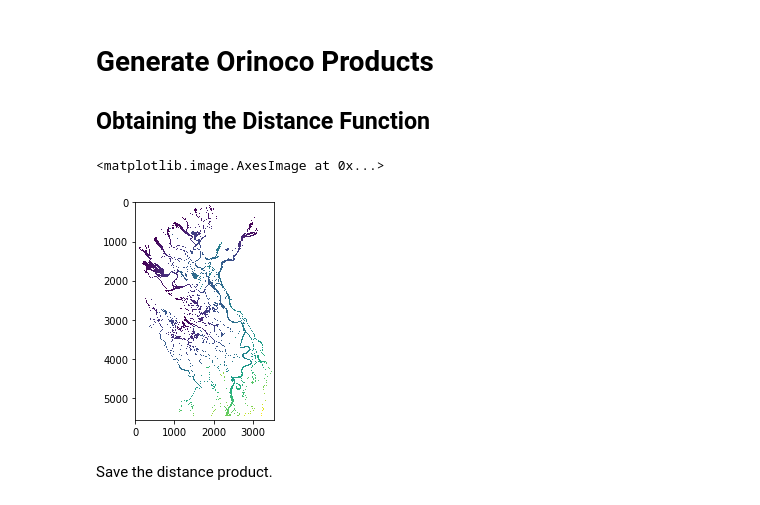
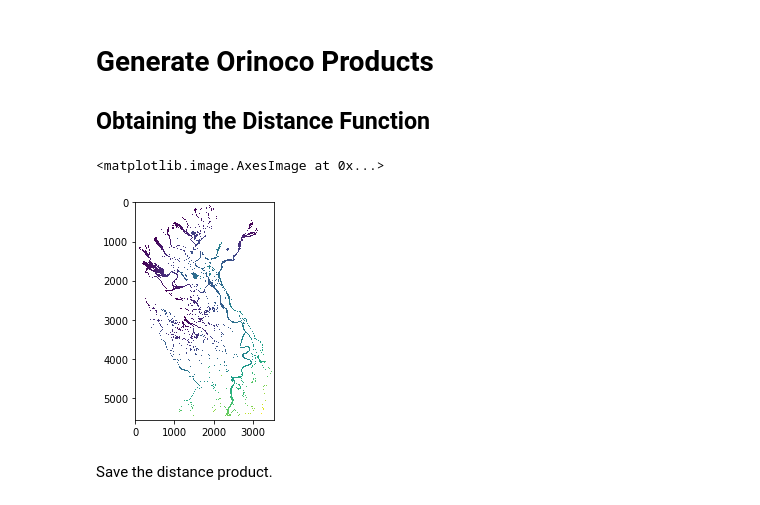
Before and after one commit to simard-landscape-lab/orinoco, a Jupyter notebook: notebooks/validation_with_grwl/1 - Orinoco Products.ipynb, the cells around one changed output. Drawn from its saved outputs; the diff is of its cells as text; code cells hidden in the pictures.

```diff
--- a/notebooks/validation_with_grwl/1 - Orinoco Products.ipynb
+++ b/notebooks/validation_with_grwl/1 - Orinoco Products.ipynb
@@ -65,22 +65,22 @@ plt.imshow(water_mask, interpolation='none')
 # %%
 transform = profile['transform']
 dx, dy = transform.a, -transform.e
 dist = get_distance_along_channel_using_fmm(water_mask,
                                             ocean_mask,
                                             dx=dx,
                                             dy=dy,
                                             # removes areas with less than percentage of total size
-                                            area_threshold=0.01,
+                                            area_threshold=0.025,
                                             # Applys a 1 pixel buffer for distance computation
                                             # for artifical 8-connectivity.
                                             # See: https://github.com/scikit-fmm/scikit-fmm/issues/32
                                             # Removes buffer after computation complete.
                                             apply_pixel_buffer_for_distance_comp=True
                                             )
 plt.imshow(dist, interpolation='none')
 # %% [output]
 <matplotlib.image.AxesImage at 0x...>
-[figure, old version]
+[figure, new version]
 # %% [markdown]
 Save the distance product.
 # %%
```
Also changed, not shown: parts of 13 cells of this notebook, 12 other files.
